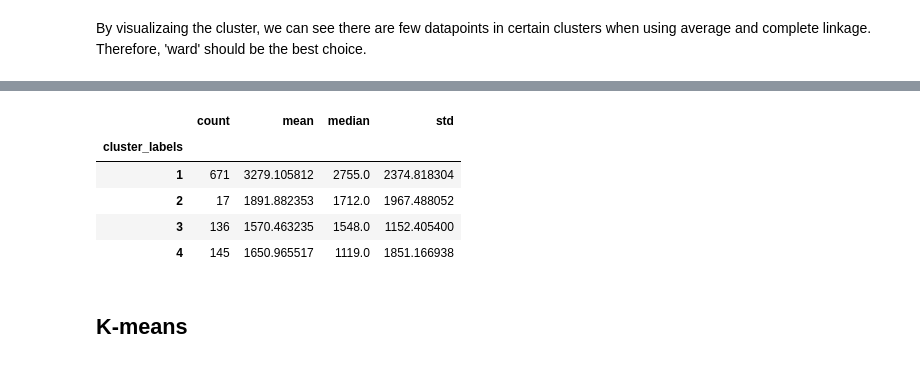
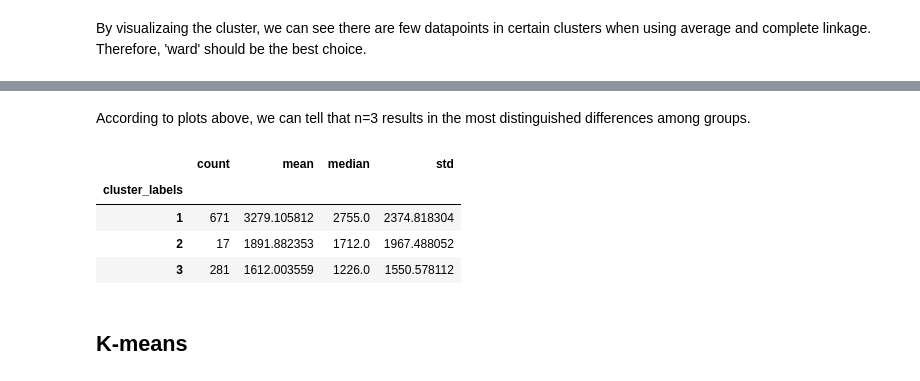
Before and after one commit to whkung0903/ba820-project, a Jupyter notebook: project_m2_grace.ipynb, the cells around one changed output, grey strips where cells are left out. Saved outputs shown, nothing was run; the diff lists cells and outputs as text; code cells hidden in the pictures.

```diff
--- a/project_m2_grace.ipynb
+++ b/project_m2_grace.ipynb
@@ -468,3 +468,39 @@ plt.show()
 [figure]
 # %% [markdown]
 By visualizaing the cluster, we can see there are few datapoints in certain clusters when using average and complete linkage. Therefore, 'ward' should be the best choice.
+# %%
+# Ward hierarchical clustering visualization
+
+fig, axes = plt.subplots(1, 3, figsize=(18, 6), sharey=True)
+
+for ax, n_clusters in zip(axes, [3, 4, 5]):
+
+    data_plot = data_human.copy()
+
+    data_plot["cluster_ward"] = fcluster(
+        Z_ward, n_clusters, criterion="maxclust"
+    ).astype(str)
+
+    sns.violinplot(
+        data=data_plot,
+        x="cluster_ward",
+        y="decision_time_days",
+        inner="quartile",
+        cut=0,
+        scale="width",
+        color="#2c92b1",
+        ax=ax
+    )
+
+    ax.set_title(f"Ward Clustering (n = {n_clusters})")
+    ax.set_xlabel("Cluster")
+
+axes[0].set_ylabel("Decision Time (days)")
+
+plt.suptitle(
+    "Decision Time Distribution by Ward Hierarchical Clustering (n = 3, 4, 5)",
+    y=1.05
+)
+
+plt.tight_layout()
+plt.show()
@@ -471,22 +509,23 @@ By visualizaing the cluster, we can see there are few datapoints in certain clus
+# %% [markdown]
+According to plots above, we can tell that n=3 results in the most distinguished differences among groups.
 # %%
 # clustering results summary
 data_hierarchical = data_human.copy()
-n_clusters = 4
+n_clusters = 3
 data_hierarchical['cluster_labels'] = fcluster(Z_ward, n_clusters, criterion='maxclust').astype(str)
 cluster_summary = (
     data_hierarchical
     .groupby("cluster_labels")["decision_time_days"]
     .agg(["count", "mean", "median", "std"])
 )
 
 cluster_summary
 # %% [output]
 |  | count | mean | median | std |
 | cluster_labels |  |  |  |  |
 | 1 | 671 | 3279.105812 | 2755.0 | 2374.818304 |
 | 2 | 17 | 1891.882353 | 1712.0 | 1967.488052 |
-| 3 | 136 | 1570.463235 | 1548.0 | 1152.405400 |
-| 4 | 145 | 1650.965517 | 1119.0 | 1851.166938 |
+| 3 | 281 | 1612.003559 | 1226.0 | 1550.578112 |
 # %% [markdown]
 ## **K-means**
 # %%
```
Also changed, not shown: parts of 1 cell of this notebook.
